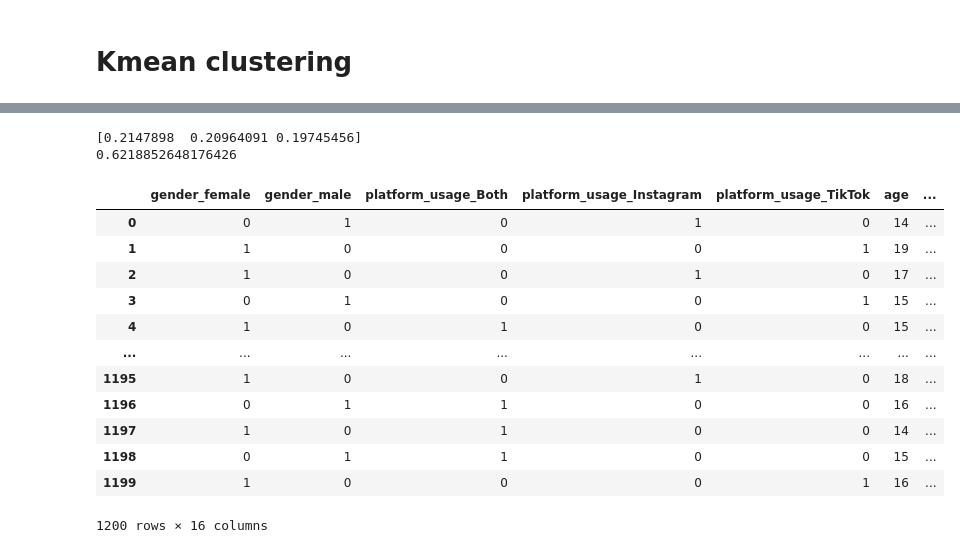
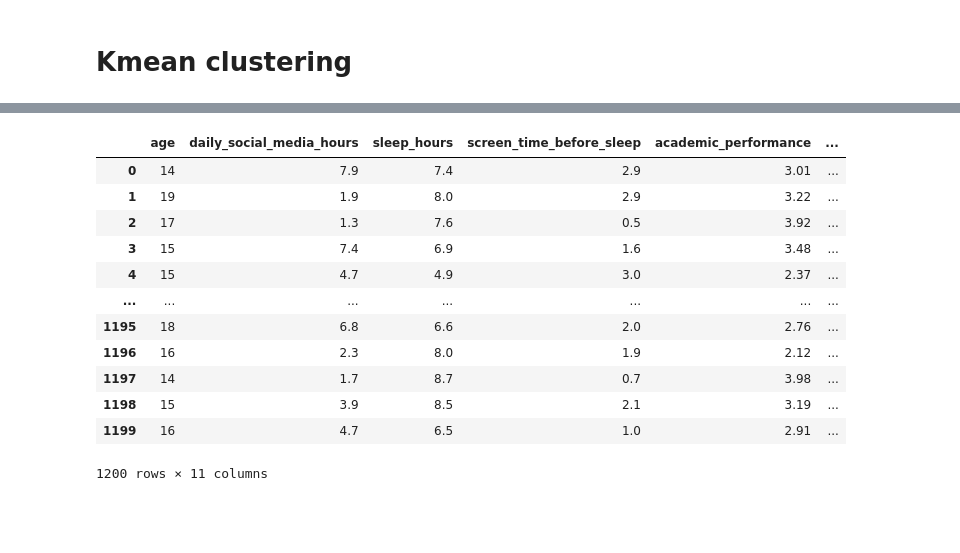
Before and after one commit to Leow14/Social-Media-Impact, a Jupyter notebook: Data analysis/Notebooks/primary_analysis.ipynb, the cells around one changed output, grey strips where cells are left out. Cells and saved outputs as stored; diff of their text form; code cells hidden in the pictures; blank space fills up the shorter version.

```diff
--- a/Data analysis/Notebooks/primary_analysis.ipynb
+++ b/Data analysis/Notebooks/primary_analysis.ipynb
@@ -598,8 +595,8 @@ features_to_keep = [
 
 
 features_to_dummy = [
-    "gender",
-    "platform_usage"
+#    "gender",
+#    "platform_usage"
 ]
 
 
@@ -616,7 +613,7 @@ features_to_remove = [
     "age_group"
 ]
 # %%
-selected_features = features_to_keep + features_to_dummy + features_to_ordinal
+selected_features = features_to_keep + features_to_ordinal
 clean_df = mental_health[selected_features].copy()
 # %%
 print(clean_df["social_interaction_level"].dtype)
@@ -640,11 +637,10 @@ print(clean_df["social_interaction_level"].unique())
 # %% [output]
 [0. 2. 1.]
 # %%
-## Encoding using one-hot encoding (dummies)
-dummies = pd.get_dummies(clean_df[features_to_dummy], dtype=int)
-print(dummies)
-clean_df = pd.concat([dummies, clean_df], axis=1)
-clean_df = clean_df.drop(columns=features_to_dummy)
+if features_to_dummy:
+    dummies = pd.get_dummies(clean_df[features_to_dummy], dtype=int)
+    clean_df = pd.concat([dummies, clean_df], axis=1)
+    clean_df = clean_df.drop(columns=features_to_dummy)
 
 print(clean_df.head())
 print(clean_df.dtypes)
@@ -770,27 +743,27 @@ plt.colorbar(scatter, label='Cluster')
-# %%
-print(pca.explained_variance_ratio_)
-print(pca.explained_variance_ratio_.sum())
-# %% [output]
-[0.2147898  0.20964091 0.19745456]
-0.6218852648176426
 # %%
-clean_df["Cluster"] = cluster_labels
+final_k = 5
 
-clean_df
+kmeans = KMeans(n_clusters=final_k, random_state=42, max_iter=1000, n_init=20)
+cluster_labels = kmeans.fit_predict(scaled_df)
+
+clustered_df = clean_df.copy()
+clustered_df["Cluster"] = cluster_labels
+
+clustered_df
 # %% [output]
-|  | gender_female | gender_male | platform_usage_Both | platform_usage_Instagram | platform_usage_TikTok | age | ... |
-| 0 | 0 | 1 | 0 | 1 | 0 | 14 | ... |
-| 1 | 1 | 0 | 0 | 0 | 1 | 19 | ... |
-| 2 | 1 | 0 | 0 | 1 | 0 | 17 | ... |
-| 3 | 0 | 1 | 0 | 0 | 1 | 15 | ... |
-| 4 | 1 | 0 | 1 | 0 | 0 | 15 | ... |
-| ... | ... | ... | ... | ... | ... | ... | ... |
-| 1195 | 1 | 0 | 0 | 1 | 0 | 18 | ... |
-| 1196 | 0 | 1 | 1 | 0 | 0 | 16 | ... |
-| 1197 | 1 | 0 | 1 | 0 | 0 | 14 | ... |
-| 1198 | 0 | 1 | 1 | 0 | 0 | 15 | ... |
-| 1199 | 1 | 0 | 0 | 0 | 1 | 16 | ... |
+|  | age | daily_social_media_hours | sleep_hours | screen_time_before_sleep | academic_performance | ... |
+| 0 | 14 | 7.9 | 7.4 | 2.9 | 3.01 | ... |
+| 1 | 19 | 1.9 | 8.0 | 2.9 | 3.22 | ... |
+| 2 | 17 | 1.3 | 7.6 | 0.5 | 3.92 | ... |
+| 3 | 15 | 7.4 | 6.9 | 1.6 | 3.48 | ... |
+| 4 | 15 | 4.7 | 4.9 | 3.0 | 2.37 | ... |
+| ... | ... | ... | ... | ... | ... | ... |
+| 1195 | 18 | 6.8 | 6.6 | 2.0 | 2.76 | ... |
+| 1196 | 16 | 2.3 | 8.0 | 1.9 | 2.12 | ... |
+| 1197 | 14 | 1.7 | 8.7 | 0.7 | 3.98 | ... |
+| 1198 | 15 | 3.9 | 8.5 | 2.1 | 3.19 | ... |
+| 1199 | 16 | 4.7 | 6.5 | 1.0 | 2.91 | ... |
-1200 rows × 16 columns
+1200 rows × 11 columns
 # %%
 cluster_colors = {0 : "#FF3CC7",
                   1 : "#F0F600",
```
Also changed, not shown: parts of 19 cells of this notebook.
